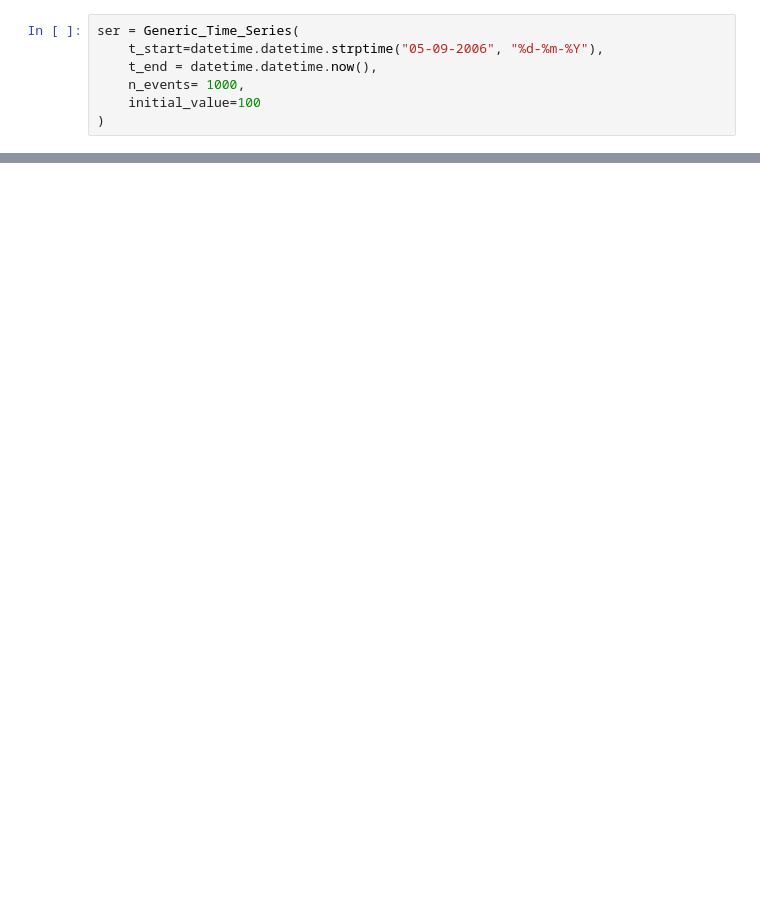
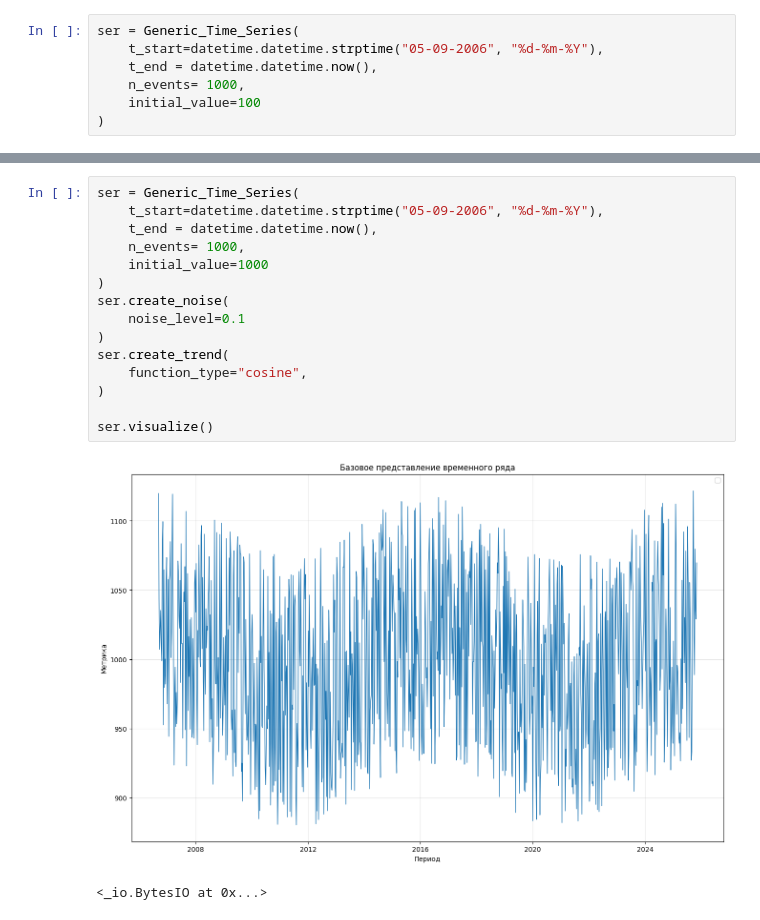
Before and after one commit to Segun228/synthetic_test_generation, a Jupyter notebook: test.ipynb, the cells around one changed output, grey strips where cells are left out. Saved outputs shown, nothing was run; the diff lists cells and outputs as text; blank space fills up the shorter version.

Commit message:
finishing trend method

```diff
--- a/test.ipynb
+++ b/test.ipynb
@@ -71 +71,19 @@ ser.visualize()
 <_io.BytesIO at 0x...>
+# %%
+ser = Generic_Time_Series(
+    t_start=datetime.datetime.strptime("05-09-2006", "%d-%m-%Y"),
+    t_end = datetime.datetime.now(),
+    n_events= 1000,
+    initial_value=1000
+)
+ser.create_noise(
+    noise_level=0.1
+)
+ser.create_trend(
+    function_type="cosine",
+)
+
+ser.visualize()
+# %% [output]
+[figure, added]
+<_io.BytesIO at 0x...>
```
Also changed, not shown: parts of 6 cells of this notebook, 6 other files.
